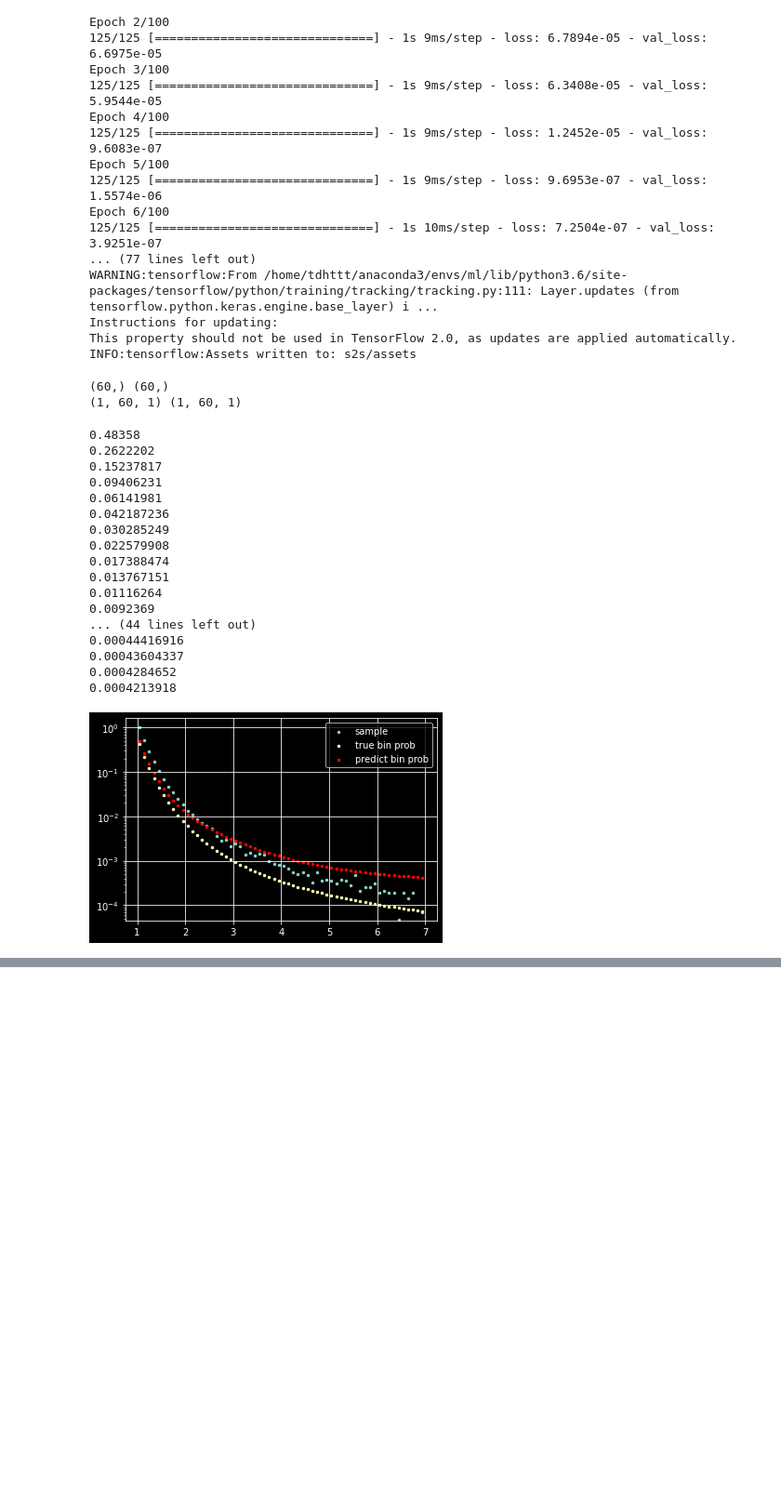
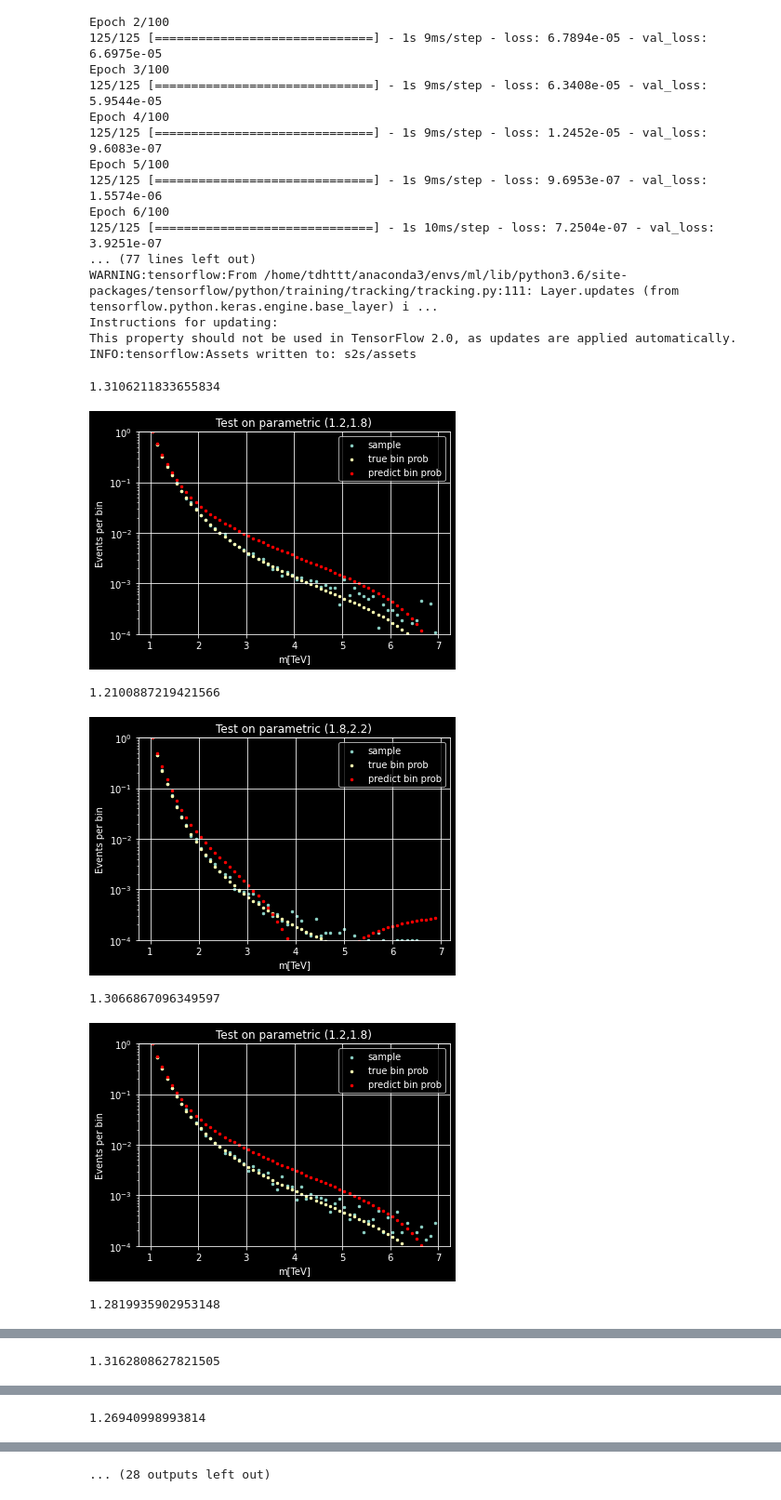
Before and after one commit to TDHTTTT/GCNN, a Jupyter notebook: WIP_bgfit_s2s.ipynb, the cells around one changed output, grey strips where cells are left out. Shown at 93% size. Drawn from its saved outputs; the diff is of its cells as text; code cells hidden in the pictures; blank space fills up the shorter version.

```diff
--- a/WIP_bgfit_s2s.ipynb
+++ b/WIP_bgfit_s2s.ipynb
@@ -242,42 +259,37 @@ def decode_sequence(input_seq):
         # Update states
         states_value = [h, c]
     return decoded_dist
-# %%
-X_test,Y_test,binsc= data_gen(1.2,1.8,100000,1,f,scaled=True)
-print(X_test.shape, Y_test.shape)
-X_test = X_test.reshape(1, X_test.shape[0], 1)
-Y_test = Y_test.reshape(1, Y_test.shape[0], 1)
-print(X_test.shape, Y_test.shape)
-# %% [output]
-(60,) (60,)
-(1, 60, 1) (1, 60, 1)
-# %%
-a = decode_sequence(X_test)
-# %% [output]
-0.48358
-0.2622202
-0.15237817
-0.09406231
-0.06141981
-0.042187236
-0.030285249
-0.022579908
-0.017388474
-0.013767151
-0.01116264
-0.0092369
-... (44 lines left out)
-0.00044416916
-0.00043604337
-0.0004284652
-0.0004213918
 # %%
-plt.grid()
-plt.yscale("log")
-plt.scatter(binsc,X_test, s=6, label="sample")
-plt.scatter(binsc,Y_test, s=6, label="true bin prob")
-plt.scatter(binsc, a, s=6, label="predict bin prob", c="red")
-plt.legend()
-plt.show()
+def test1(lowp, highp, ne=NE, plot=True):
+    X_test,Y_test,binsc= data_gen(lowp,highp,ne,1,f,scaled=True)
+    X_test = X_test.reshape(1, X_test.shape[0], 1)
+    Y_test = Y_test.reshape(1, Y_test.shape[0], 1)
+
+    Y_hat = decode_sequence(X_test)
+    print(sum(Y_hat))
+
+    if plot:
+        plt.grid()
+        plt.ylim((10**-4,10**0))
+        plt.yscale("log")
+        plt.scatter(binsc,X_test, s=6, label="sample")
+        plt.scatter(binsc, prob2event(Y_test), s=6, label="true bin prob")
+        plt.scatter(binsc, prob2event(Y_hat), s=6, label="predict bin prob", c="red")
+        plt.xlabel("m[TeV]")
+        plt.ylabel("Events per bin")
+        plt.title("Test on parametric ({},{})".format(lowp, highp))
+        plt.legend()
+        plt.show()
+    return X_test, Y_test, Y_hat
-# %% [output]
-[figure, removed]
+# %%
+for i in range(10):
+    test1(1.2,1.8)
+    test1(1.8,2.2)
+# %% [output]
+1.3106211833655834
+[figure, added]
+1.2100887219421566
+[figure, added]
+1.3066867096349597
+[figure, added]
+1.2819935902953148
@@ -283,0 +297 @@ plt.show()
+1.3162808627821505
@@ -283,0 +299 @@ plt.show()
+1.26940998993814
@@ -283,0 +301 @@ plt.show()
+... (28 outputs left out)
```
Also changed, not shown: parts of 22 cells of this notebook.
